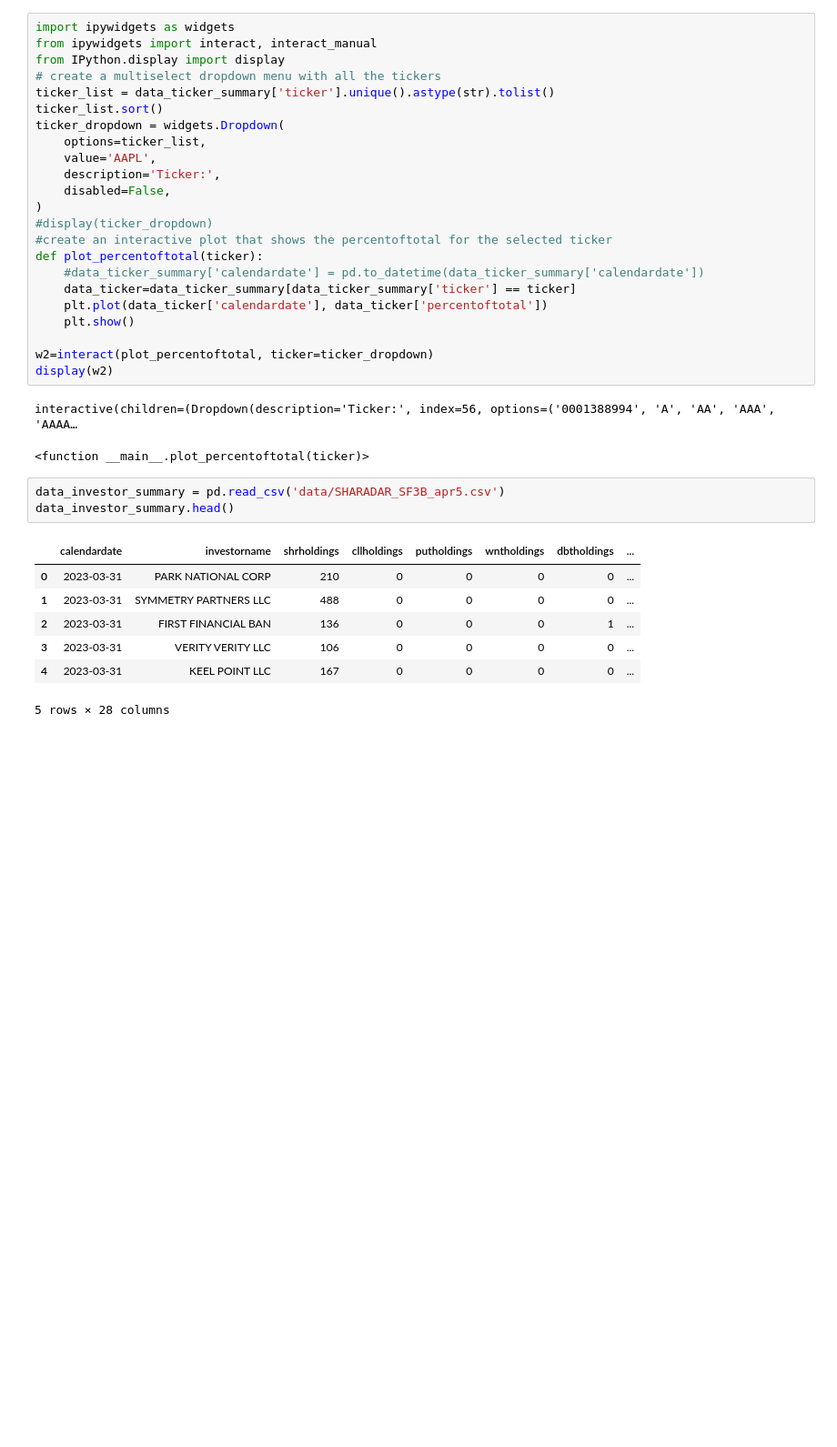
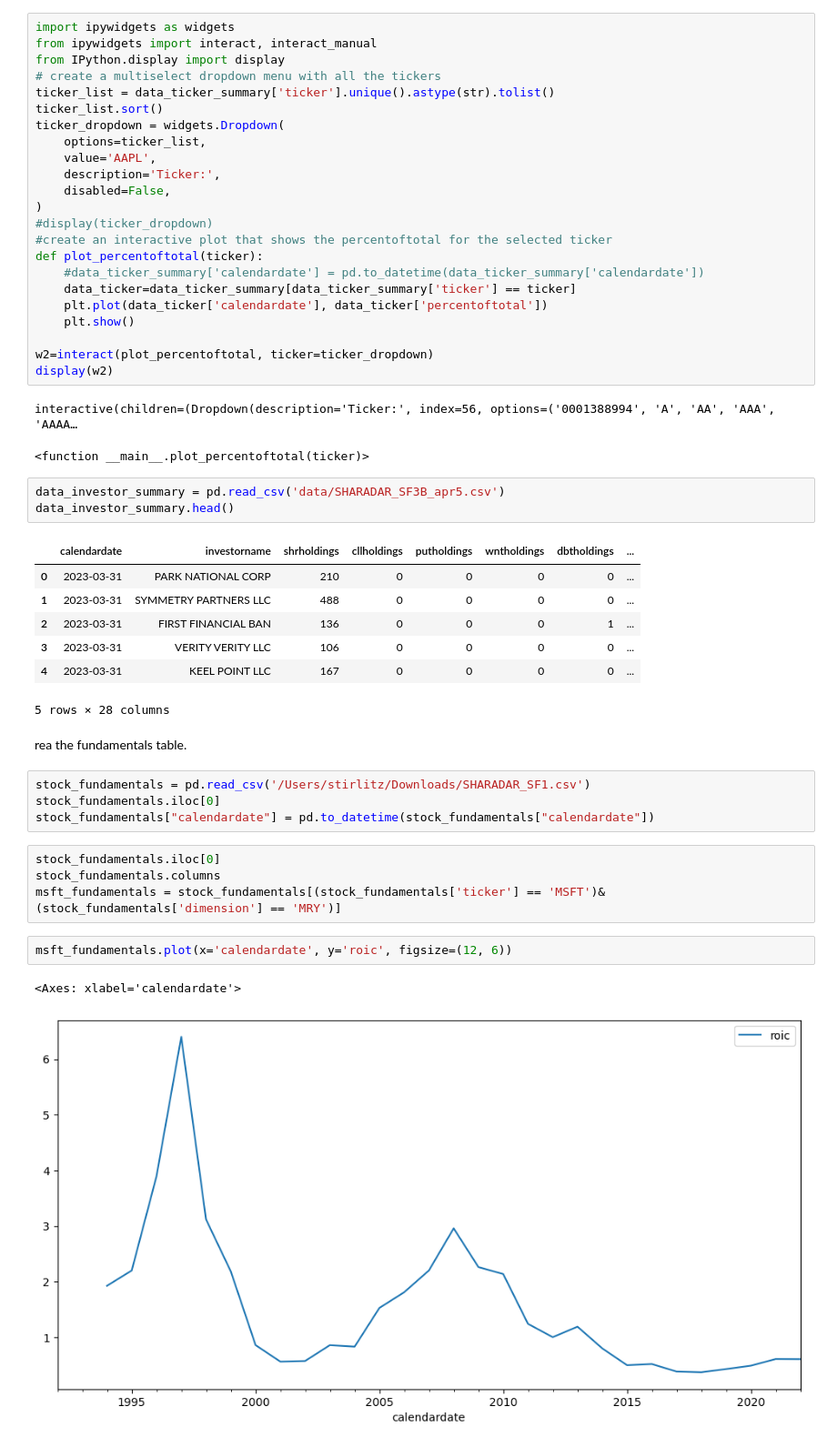
Before and after one commit to FirmAI-Research/colab_filtering, a Jupyter notebook: data_explore_1.ipynb, the cells around one changed output. Shown at 91% size. Saved outputs shown, nothing was run; the diff lists cells and outputs as text; blank space fills up the shorter version.

```diff
--- a/data_explore_1.ipynb
+++ b/data_explore_1.ipynb
@@ -119,3 +119,18 @@ data_investor_summary.head()
 | 3 | 2023-03-31 | VERITY VERITY LLC | 106 | 0 | 0 | 0 | 0 | ... |
 | 4 | 2023-03-31 | KEEL POINT LLC | 167 | 0 | 0 | 0 | 0 | ... |
 5 rows × 28 columns
+# %% [markdown]
+rea the fundamentals table.
+# %%
+stock_fundamentals = pd.read_csv('/Users/stirlitz/Downloads/SHARADAR_SF1.csv')
+stock_fundamentals.iloc[0]
+stock_fundamentals["calendardate"] = pd.to_datetime(stock_fundamentals["calendardate"])
+# %%
+stock_fundamentals.iloc[0]
+stock_fundamentals.columns
+msft_fundamentals = stock_fundamentals[(stock_fundamentals['ticker'] == 'MSFT')& (stock_fundamentals['dimension'] == 'MRY')]
+# %%
+msft_fundamentals.plot(x='calendardate', y='roic', figsize=(12, 6))
+# %% [output]
+<Axes: xlabel='calendardate'>
+[figure, added]
```
Also changed, not shown: parts of 7 cells of this notebook, 2 other files.
